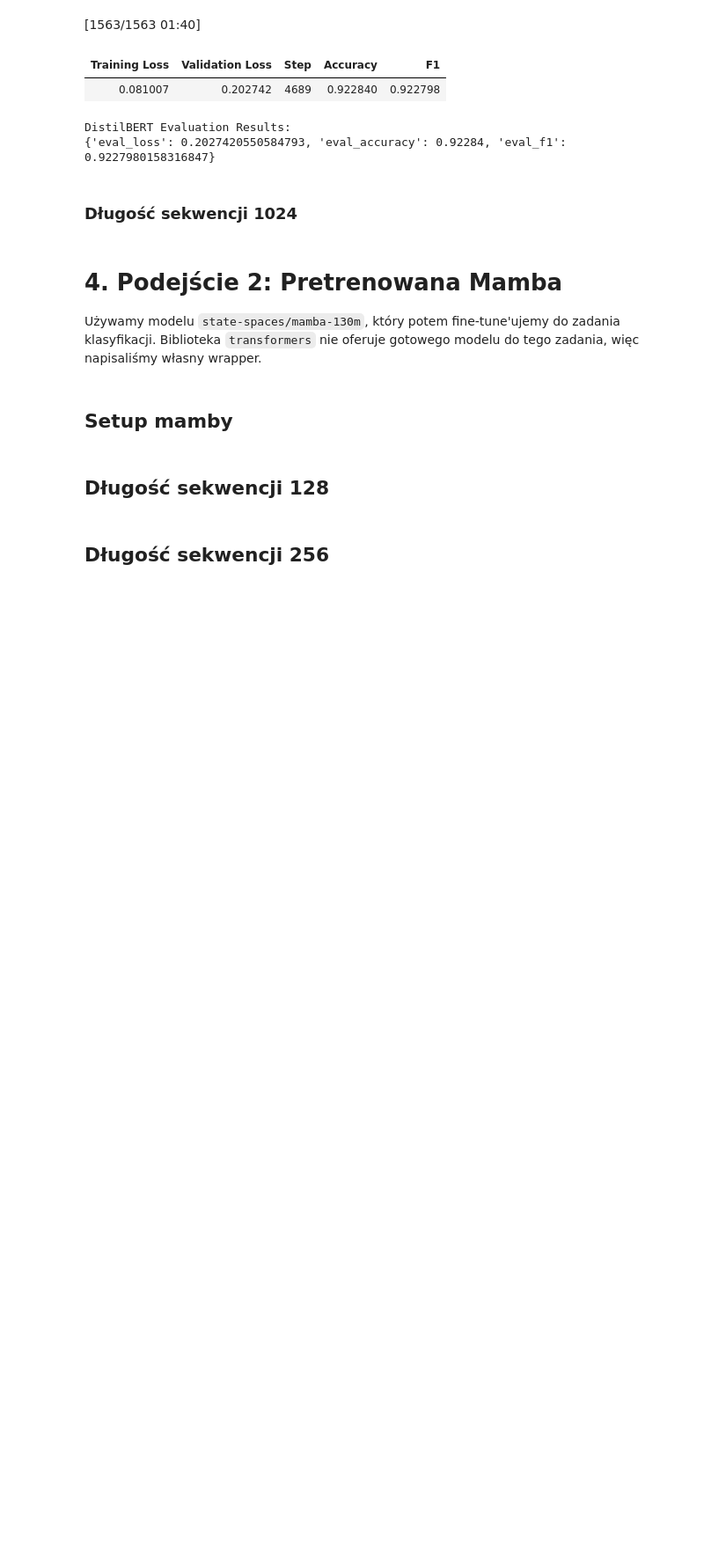
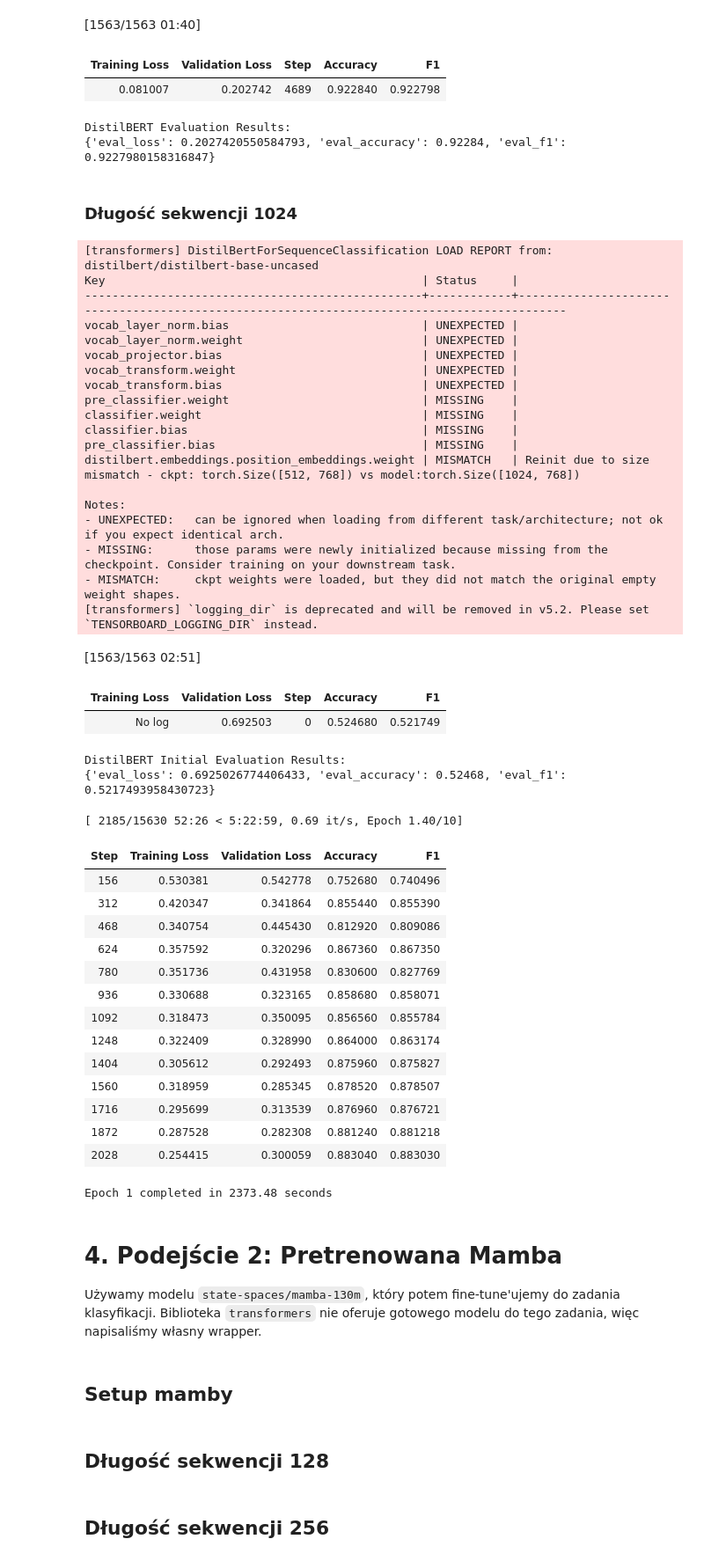
Before and after one commit to sikora77/LLM-26L-Projekt, a Jupyter notebook: LLM_Projekt.ipynb, the cells around one changed output. Shown at 88% size. Drawn from its saved outputs; the diff is of its cells as text; code cells hidden in the pictures; blank space fills up the shorter version.

Commit message:
bert1024

```diff
--- a/LLM_Projekt.ipynb
+++ b/LLM_Projekt.ipynb
@@ -536,4 +536,46 @@ inferenceTimEvalBERT(512)
 # %% [markdown]
 ### Długość sekwencji 1024
 # %%
-fineTuneBert(1024,batch_size=16,lr=1e-5,num_epochs=10,weight_decay=0.01,model_max_embed=1024)
+fineTuneBert(1024,batch_size=16,lr=1e-5,num_epochs=3,weight_decay=0.01,model_max_embed=1024)
+inferenceTimEvalBERT(1024)
+# %% [output]
+[transformers] DistilBertForSequenceClassification LOAD REPORT from: distilbert/distilbert-base-uncased
+Key                                              | Status     |
+-------------------------------------------------+------------+--------------------------------------------------------------------------------------------
+vocab_layer_norm.bias                            | UNEXPECTED |
+vocab_layer_norm.weight                          | UNEXPECTED |
+vocab_projector.bias                             | UNEXPECTED |
+vocab_transform.weight                           | UNEXPECTED |
+vocab_transform.bias                             | UNEXPECTED |
+pre_classifier.weight                            | MISSING    |
+classifier.weight                                | MISSING    |
+classifier.bias                                  | MISSING    |
+pre_classifier.bias                              | MISSING    |
+distilbert.embeddings.position_embeddings.weight | MISMATCH   | Reinit due to size mismatch - ckpt: torch.Size([512, 768]) vs model:torch.Size([1024, 768])
+
+Notes:
+- UNEXPECTED:   can be ignored when loading from different task/architecture; not ok if you expect identical arch.
+- MISSING:      those params were newly initialized because missing from the checkpoint. Consider training on your downstream task.
+- MISMATCH:     ckpt weights were loaded, but they did not match the original empty weight shapes.
+[transformers] `logging_dir` is deprecated and will be removed in v5.2. Please set `TENSORBOARD_LOGGING_DIR` instead.
+[1563/1563 02:51]
+| Training Loss | Validation Loss | Step | Accuracy | F1 |
+| No log | 0.692503 | 0 | 0.524680 | 0.521749 |
+DistilBERT Initial Evaluation Results:
+{'eval_loss': 0.6925026774406433, 'eval_accuracy': 0.52468, 'eval_f1': 0.5217493958430723}
+[ 2185/15630 52:26 < 5:22:59, 0.69 it/s, Epoch 1.40/10]
+| Step | Training Loss | Validation Loss | Accuracy | F1 |
+| 156 | 0.530381 | 0.542778 | 0.752680 | 0.740496 |
+| 312 | 0.420347 | 0.341864 | 0.855440 | 0.855390 |
+| 468 | 0.340754 | 0.445430 | 0.812920 | 0.809086 |
+| 624 | 0.357592 | 0.320296 | 0.867360 | 0.867350 |
+| 780 | 0.351736 | 0.431958 | 0.830600 | 0.827769 |
+| 936 | 0.330688 | 0.323165 | 0.858680 | 0.858071 |
+| 1092 | 0.318473 | 0.350095 | 0.856560 | 0.855784 |
+| 1248 | 0.322409 | 0.328990 | 0.864000 | 0.863174 |
+| 1404 | 0.305612 | 0.292493 | 0.875960 | 0.875827 |
+| 1560 | 0.318959 | 0.285345 | 0.878520 | 0.878507 |
+| 1716 | 0.295699 | 0.313539 | 0.876960 | 0.876721 |
+| 1872 | 0.287528 | 0.282308 | 0.881240 | 0.881218 |
+| 2028 | 0.254415 | 0.300059 | 0.883040 | 0.883030 |
+Epoch 1 completed in 2373.48 seconds
```
Also changed, not shown: parts of 1 cell of this notebook.
